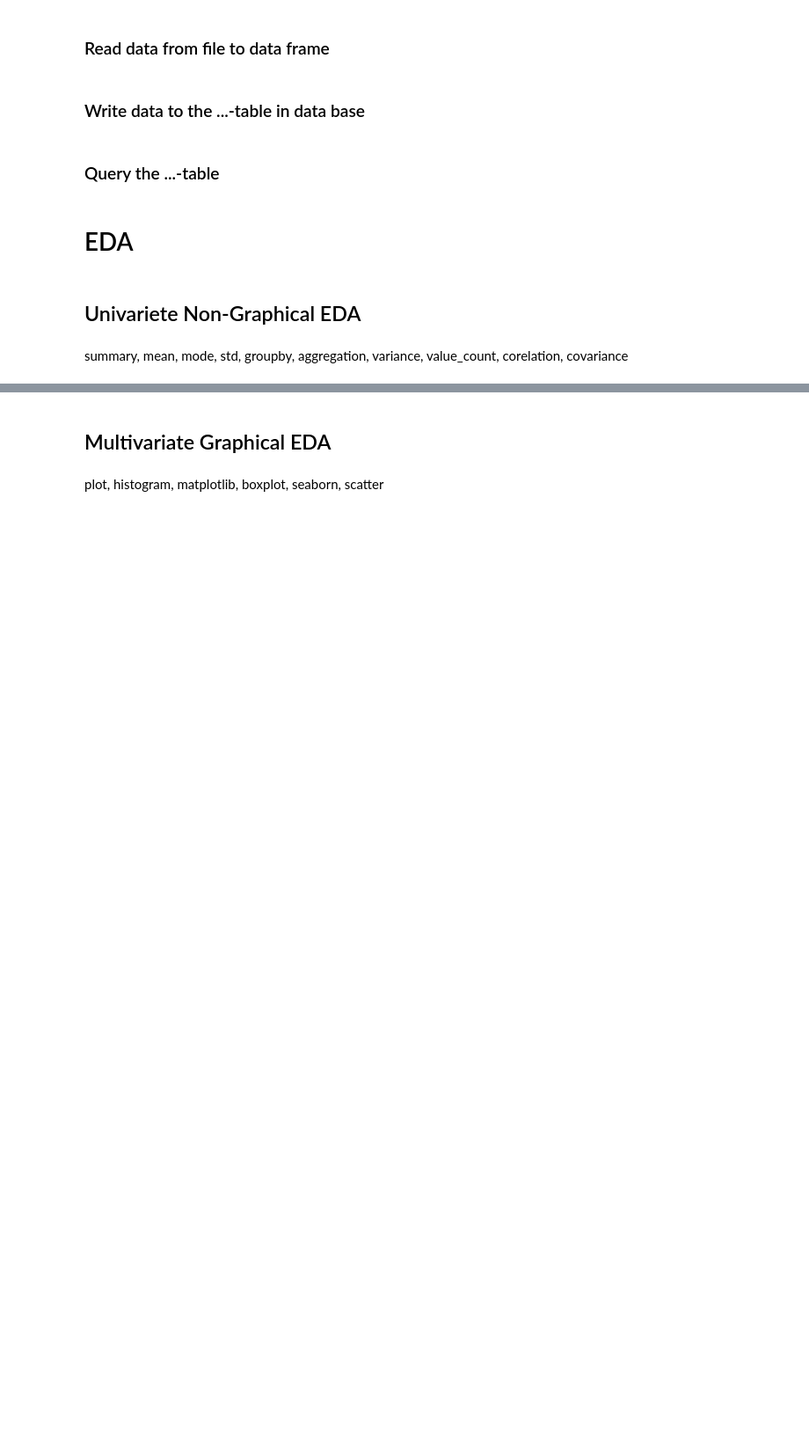
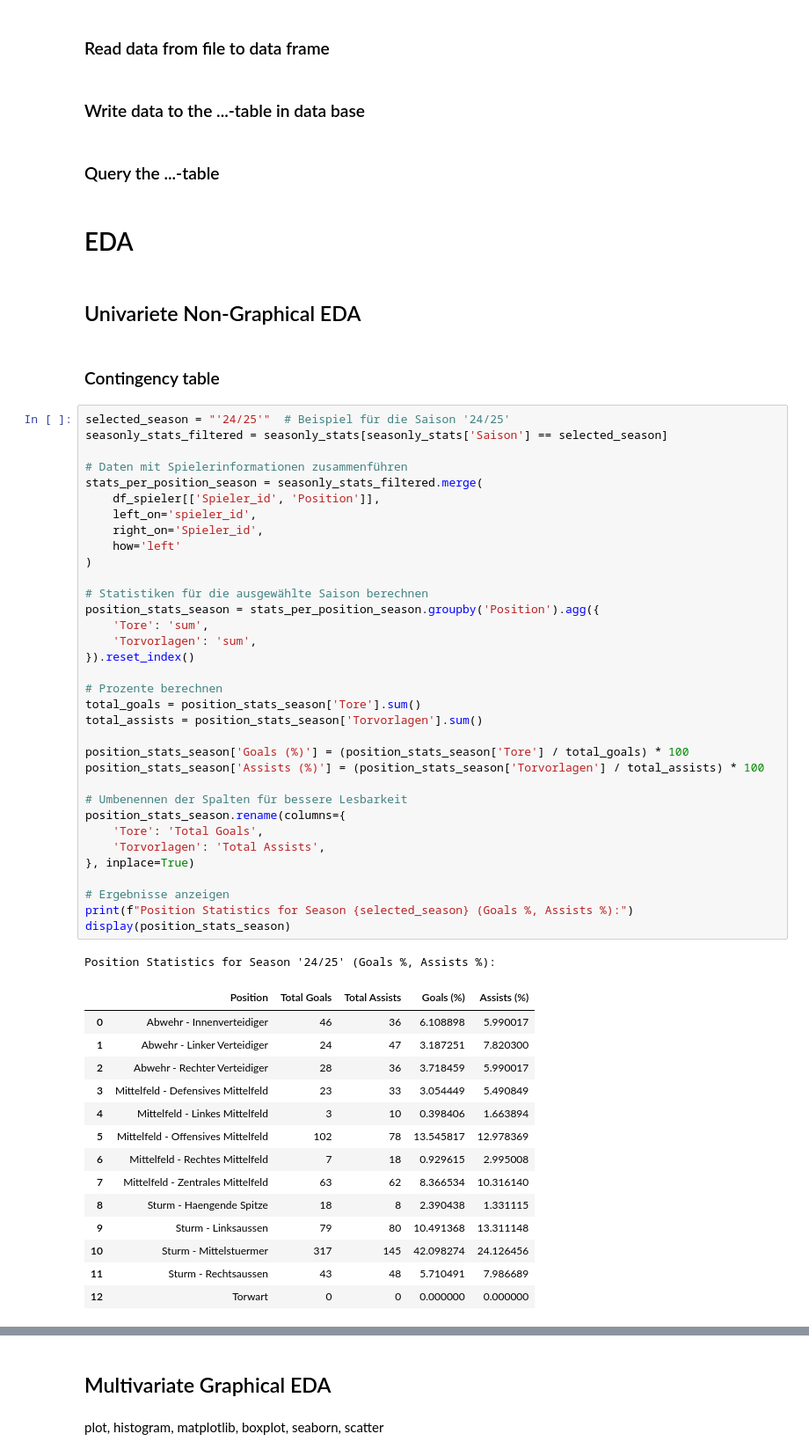
Before and after one commit to loretyan/ProjectDataAnalytics, a Jupyter notebook: Bundesliga.ipynb, the cells around one changed output, grey strips where cells are left out. Shown at 88% size. Saved outputs shown, nothing was run; the diff lists cells and outputs as text; blank space fills up the shorter version.

```diff
--- a/Bundesliga.ipynb
+++ b/Bundesliga.ipynb
@@ -479,5 +519,55 @@ Seasonly stats per player:
 # EDA
 # %% [markdown]
 ## Univariete Non-Graphical EDA
-# %% [markdown]
-summary, mean, mode, std, groupby, aggregation, variance, value_count, corelation, covariance
+# %% [markdown]
+### Contingency table
+# %%
+selected_season = "'24/25'"  # Beispiel für die Saison '24/25'
+seasonly_stats_filtered = seasonly_stats[seasonly_stats['Saison'] == selected_season]
+
+# Daten mit Spielerinformationen zusammenführen
+stats_per_position_season = seasonly_stats_filtered.merge(
+    df_spieler[['Spieler_id', 'Position']],
+    left_on='spieler_id',
+    right_on='Spieler_id',
+    how='left'
+)
+
+# Statistiken für die ausgewählte Saison berechnen
+position_stats_season = stats_per_position_season.groupby('Position').agg({
+    'Tore': 'sum',
+    'Torvorlagen': 'sum',
+}).reset_index()
+
+# Prozente berechnen
+total_goals = position_stats_season['Tore'].sum()
+total_assists = position_stats_season['Torvorlagen'].sum()
+
+position_stats_season['Goals (%)'] = (position_stats_season['Tore'] / total_goals) * 100
+position_stats_season['Assists (%)'] = (position_stats_season['Torvorlagen'] / total_assists) * 100
+
+# Umbenennen der Spalten für bessere Lesbarkeit
+position_stats_season.rename(columns={
+    'Tore': 'Total Goals',
+    'Torvorlagen': 'Total Assists',
+}, inplace=True)
+
+# Ergebnisse anzeigen
+print(f"Position Statistics for Season {selected_season} (Goals %, Assists %):")
+display(position_stats_season)
+# %% [output]
+Position Statistics for Season '24/25' (Goals %, Assists %):
+|  | Position | Total Goals | Total Assists | Goals (%) | Assists (%) |
+| 0 | Abwehr - Innenverteidiger | 46 | 36 | 6.108898 | 5.990017 |
+| 1 | Abwehr - Linker Verteidiger | 24 | 47 | 3.187251 | 7.820300 |
+| 2 | Abwehr - Rechter Verteidiger | 28 | 36 | 3.718459 | 5.990017 |
+| 3 | Mittelfeld - Defensives Mittelfeld | 23 | 33 | 3.054449 | 5.490849 |
+| 4 | Mittelfeld - Linkes Mittelfeld | 3 | 10 | 0.398406 | 1.663894 |
+| 5 | Mittelfeld - Offensives Mittelfeld | 102 | 78 | 13.545817 | 12.978369 |
+| 6 | Mittelfeld - Rechtes Mittelfeld | 7 | 18 | 0.929615 | 2.995008 |
+| 7 | Mittelfeld - Zentrales Mittelfeld | 63 | 62 | 8.366534 | 10.316140 |
+| 8 | Sturm - Haengende Spitze | 18 | 8 | 2.390438 | 1.331115 |
+| 9 | Sturm - Linksaussen | 79 | 80 | 10.491368 | 13.311148 |
+| 10 | Sturm - Mittelstuermer | 317 | 145 | 42.098274 | 24.126456 |
+| 11 | Sturm - Rechtsaussen | 43 | 48 | 5.710491 | 7.986689 |
+| 12 | Torwart | 0 | 0 | 0.000000 | 0.000000 |
```
Also changed, not shown: parts of 11 cells of this notebook.
